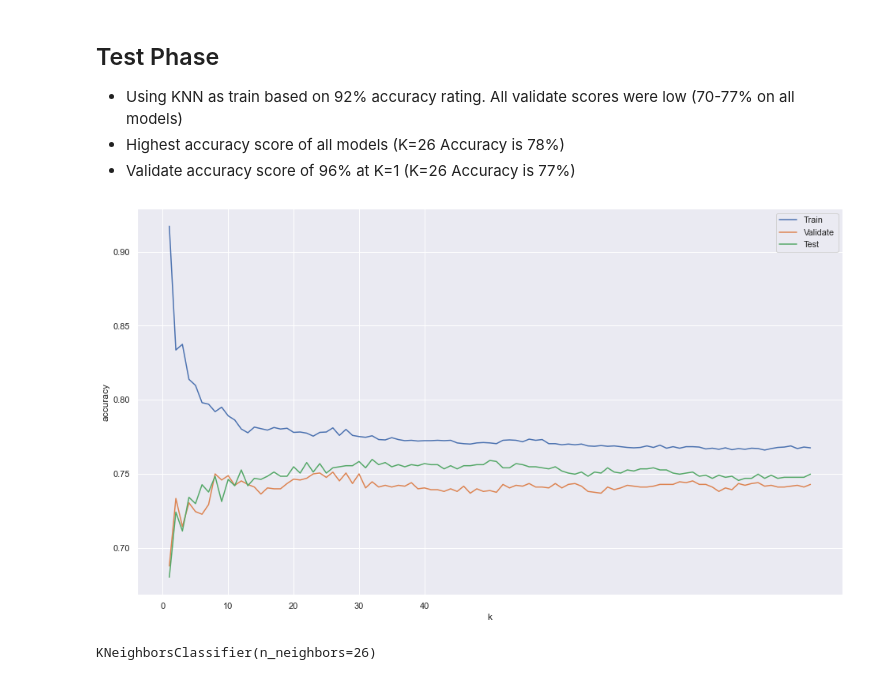
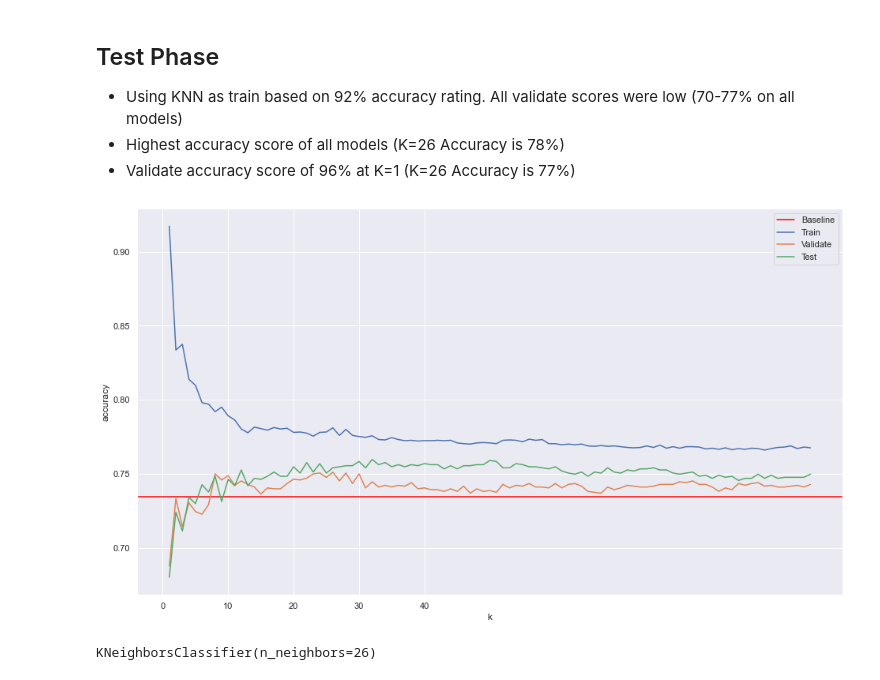
Before and after one commit to bradgauvin/classification-project, a Jupyter notebook: churn_report.ipynb, the cells around one changed output. Drawn from its saved outputs; the diff is of its cells as text; code cells hidden in the pictures.

```diff
--- a/churn_report.ipynb
+++ b/churn_report.ipynb
@@ -269,8 +269,8 @@ What factors from the business have the highest contribution to churn?
 ## Model Testing
 # %%
 # Baseline churn rate
-baseline_churn_yes = (train.churn == 0).mean()
-baseline_churn_yes
+baseline_churn_no = (train.churn == 0).mean()
+baseline_churn_no
 # %% [output]
 0.7343154686309372
 # %%
@@ -898,26 +898,27 @@ accuracy = knn.score(x_test, y_test)
 # %%
 import matplotlib.pyplot as plt
 k_range = range(1, 100)
 train_scores = []
 validate_scores = []
 test_scores = []
 for k in k_range:
     knn = KNeighborsClassifier(n_neighbors = k)
     knn.fit(x_train, y_train)
     train_scores.append(knn.score(x_train, y_train))
     validate_scores.append(knn.score(x_validate, y_validate))
     test_scores.append(knn.score(x_test, y_test))
 plt.figure()
 plt.xlabel('k')
 plt.ylabel('accuracy')
+plt.axhline(y=baseline_churn_no, color = 'red', label='Baseline')
 plt.plot(k_range, train_scores, label='Train')
 plt.plot(k_range, validate_scores, label='Validate')
 plt.plot(k_range, test_scores, label='Test')
 plt.legend()
 plt.xticks([0,10,20,30,40])
 plt.show()
 # %% [output]
-[figure, old version]
+[figure, new version]
 # %%
 knn1t = KNeighborsClassifier(n_neighbors=1, weights='uniform')
 knn26t = KNeighborsClassifier(n_neighbors=26, weights='uniform')
```
Also changed, not shown: parts of 7 cells of this notebook.
